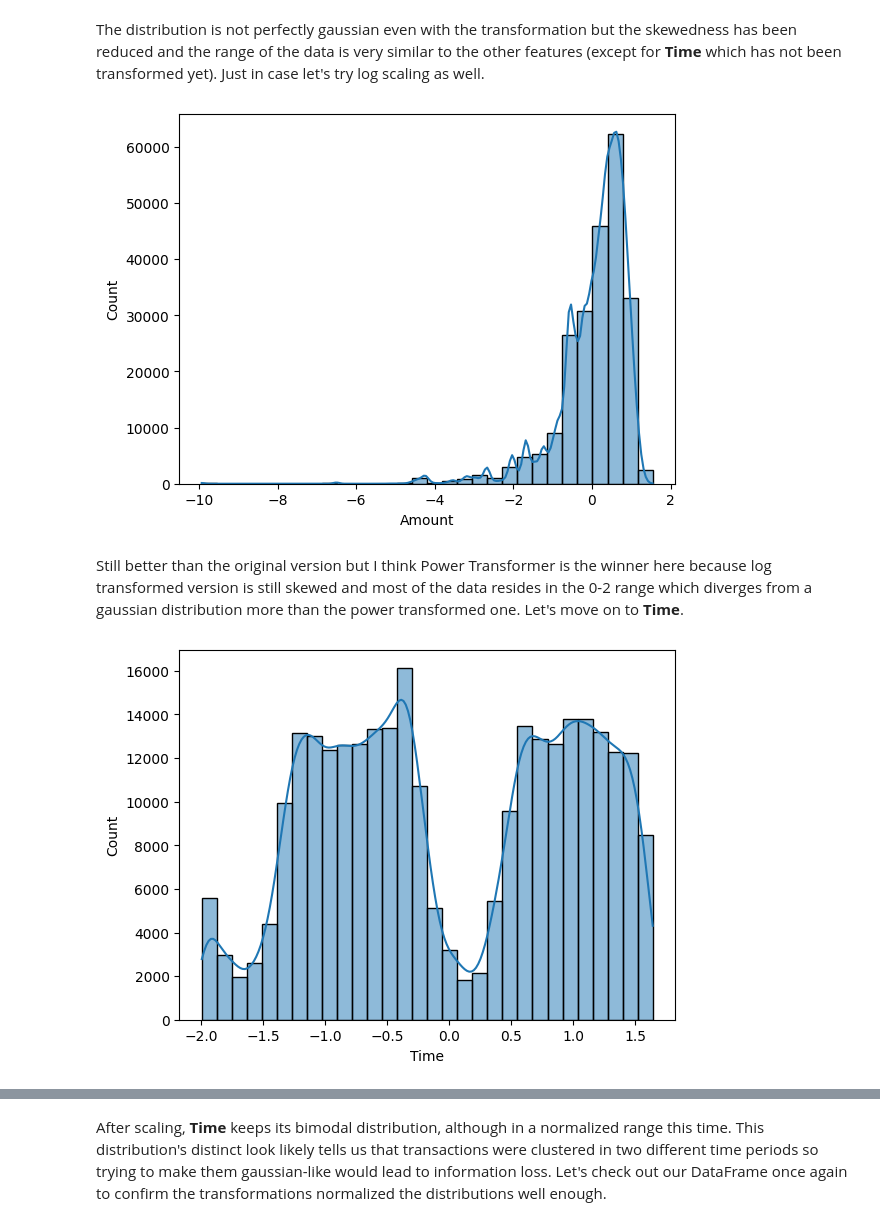
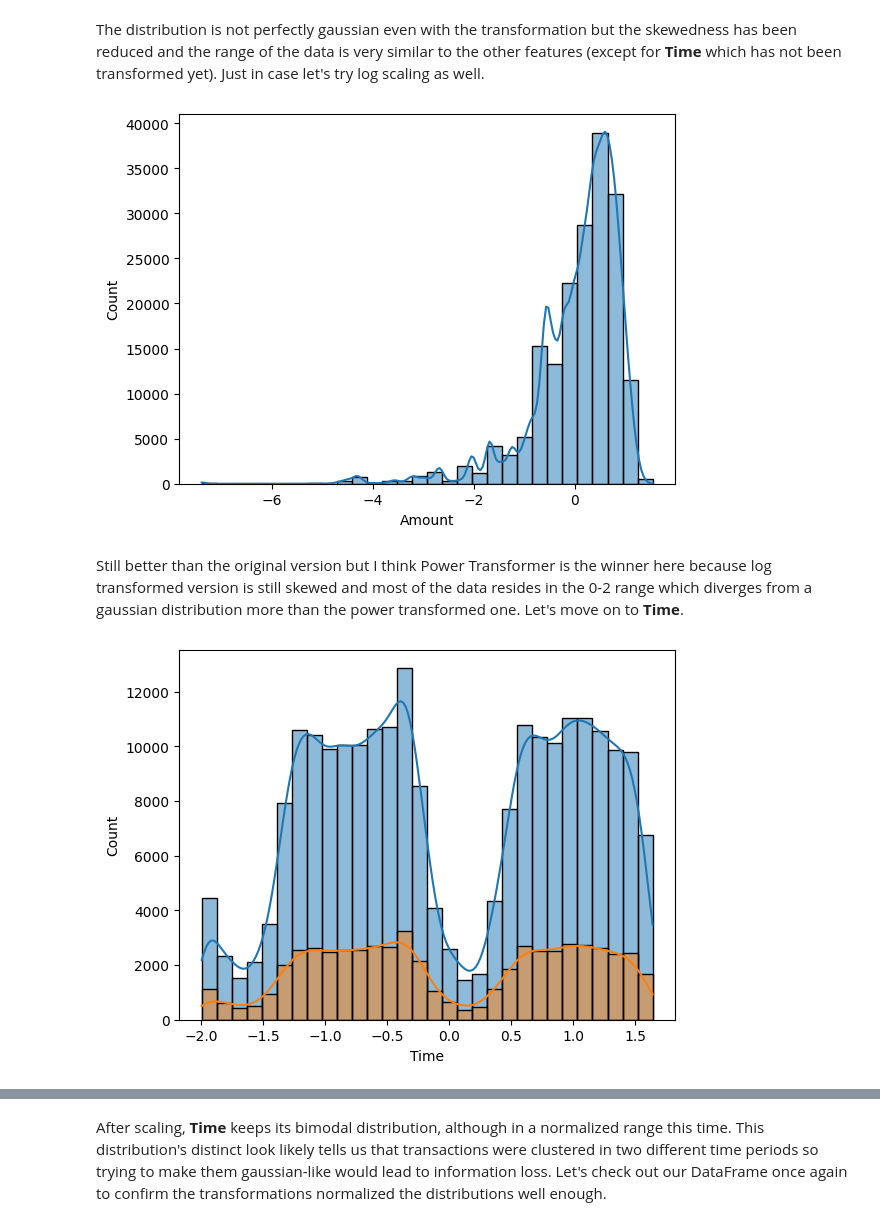
Before and after one commit to DoubleCyclone/Credit-Card-Fraud-Detection, a Jupyter notebook: notebooks/credit_card_fraud_detection.ipynb, the cells around one changed output, grey strips where cells are left out. Drawn from its saved outputs; the diff is of its cells as text; code cells hidden in the pictures.

```diff
--- a/notebooks/credit_card_fraud_detection.ipynb
+++ b/notebooks/credit_card_fraud_detection.ipynb
@@ -85 +72,5 @@ X_train.head()
+# %%
+# Create a label dataframe
+y = pd.DataFrame()
+y['Class'] = X['Class'].copy()
 # %% [markdown]
@@ -122,0 +121,3 @@ Now it is time to get the data to be the most useful it can be. There are a few
+# %%
+# Separate the data into train and test splits, stratify is important for imbalanced data
+X_train, X_test, y_train, y_test  = train_test_split(X.drop('Class', axis=1), y, test_size=0.2, random_state=42, stratify=X['Class'])
@@ -123,13 +126,16 @@ Now it is time to get the data to be the most useful it can be. There are a few
 # %%
 # Initialize Power Transformer, default is already Yeo-Johnson
-pt = skp.PowerTransformer()
+pt = PowerTransformer()
 
-# Copy the training data so I do not edit it
+# Initialize scaled DataFrames as copies of original data
 X_train_scaled = X_train.copy()
+X_test_scaled = X_test.copy()
 
-# Power Transform
-X_train_scaled['Amount'] = pt.fit_transform(pd.DataFrame(X_train_scaled['Amount']))
+# Power Transform 'Amount'
+X_train_scaled['Amount'] = pt.fit_transform(X_train_scaled[['Amount']])
+X_test_scaled['Amount'] = pt.transform(X_test_scaled[['Amount']])
 
 # Plot distribution
 _ = sns.histplot(data=X_train_scaled, x='Amount', bins=30, kde=True)
+_ = sns.histplot(data=X_test_scaled, x='Amount', bins=30, kde=True)
 # %% [output]
@@ -140,17 +172,19 @@ The distribution is not perfectly gaussian even with the transformation but the
 # Just plot log transformation without changing the data
 _ = sns.histplot(data=np.log1p(X_train_scaled), x="Amount", bins=30, kde=True)
 # %% [output]
-[figure, old version]
+[figure, new version]
 # %% [markdown]
 Still better than the original version but I think Power Transformer is the winner here because log transformed version is still skewed and most of the data resides in the 0-2 range which diverges from a gaussian distribution more than the power transformed one. Let's move on to **Time**.
 # %%
 # Initialize Standard Scaler
-ss = skp.StandardScaler()
+ss = StandardScaler()
 
 # Scale the Time
-X_train_scaled['Time'] = ss.fit_transform(pd.DataFrame(X_train_scaled['Time']))
+X_train_scaled['Time'] = ss.fit_transform(X_train_scaled[['Time']])
+X_test_scaled['Time'] = ss.transform(X_test_scaled[['Time']])
 
 # Plot the new distribution
 _ = sns.histplot(data=X_train_scaled, x="Time", bins=30, kde=True)
+_ = sns.histplot(data=X_test_scaled, x="Time", bins=30, kde=True)
 # %% [output]
-[figure, old version]
+[figure, new version]
```
Also changed, not shown: parts of 42 cells of this notebook.
